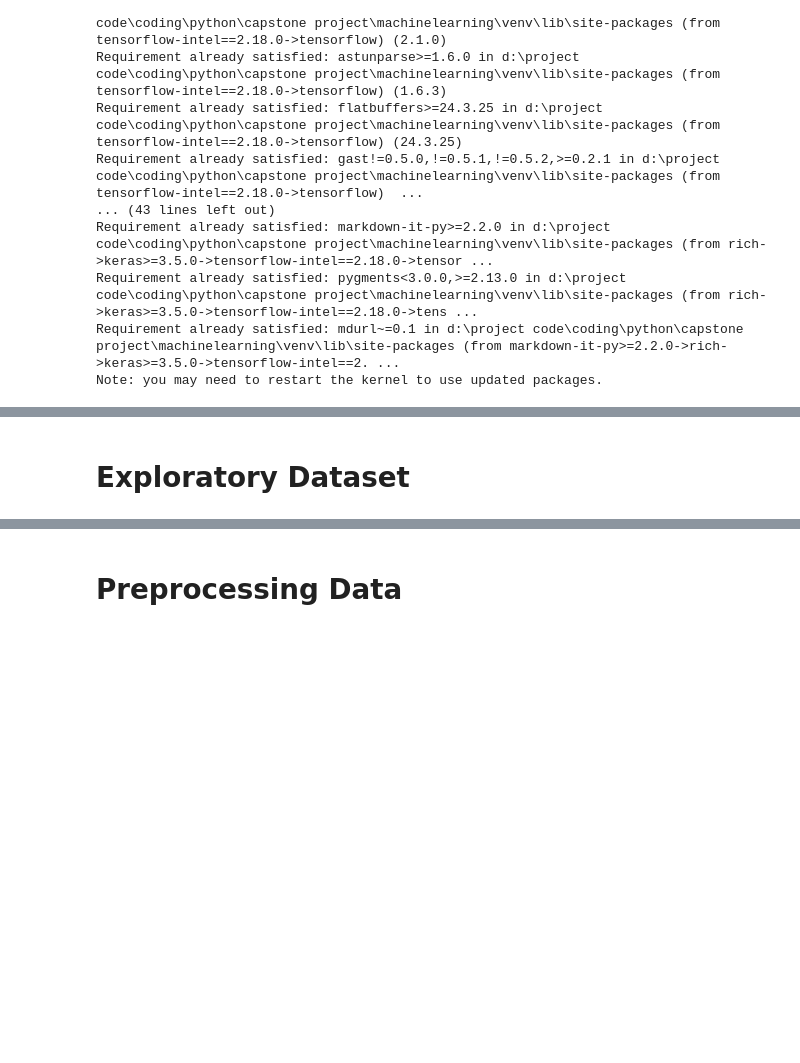
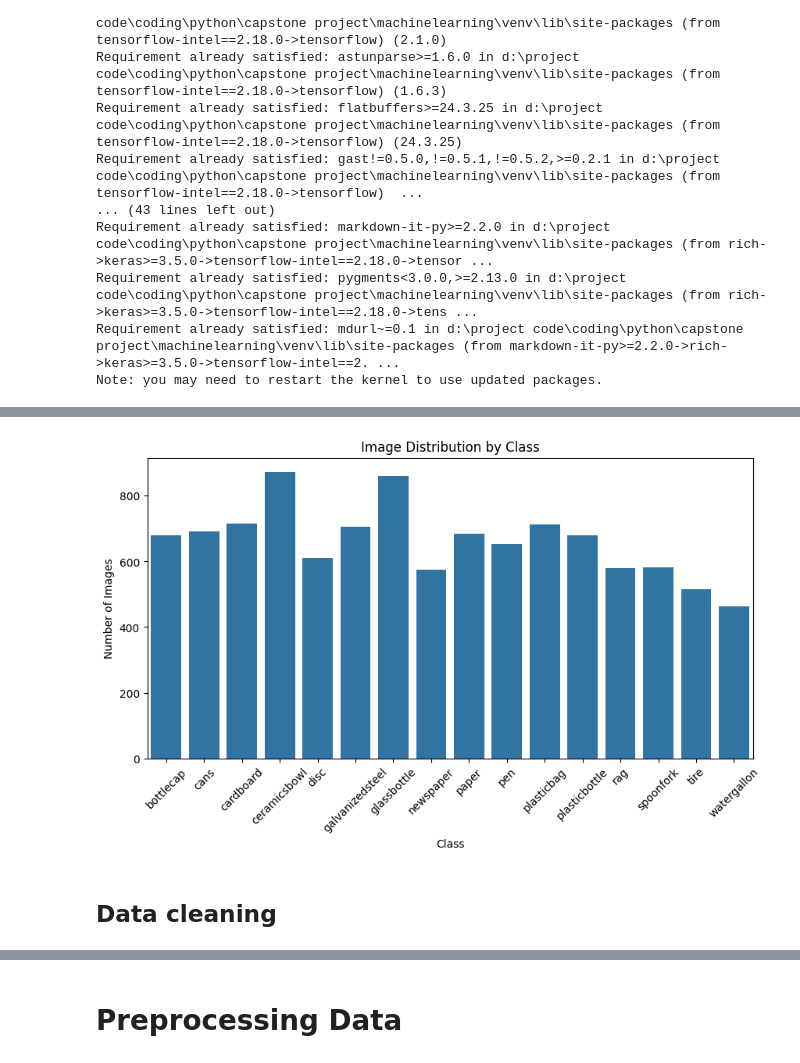
Before and after one commit to BangkitTeam/MachineLearning, a Jupyter notebook: main.ipynb, the cells around one changed output, grey strips where cells are left out. Drawn from its saved outputs; the diff is of its cells as text; code cells hidden in the pictures; blank space fills up the shorter version.

```diff
--- a/main.ipynb
+++ b/main.ipynb
@@ -36,4 +49,4 @@ import os
 # %%
-data_dir = 'data'
+data_dir = 'data/trash_dataset'
 os.listdir(data_dir)
 # %% [output]
@@ -44,3 +69,19 @@ train_dir = "data/train/"
-# %% [markdown]
-# Exploratory Dataset
+# %%
+from collections import Counter
+
+class_counts = Counter()
+for class_name in os.listdir(data_dir):
+    class_counts[class_name] = len(os.listdir(os.path.join(data_dir, class_name)))
+
+plt.figure(figsize=(10, 5))
+sns.barplot(x=list(class_counts.keys()), y=list(class_counts.values()))
+plt.title("Image Distribution by Class")
+plt.xlabel("Class")
+plt.ylabel("Number of Images")
+plt.xticks(rotation=45)
+plt.show()
+# %% [output]
+[figure, added]
+# %% [markdown]
+## Data cleaning
 # %%
```
Also changed, not shown: parts of 47 cells of this notebook.
